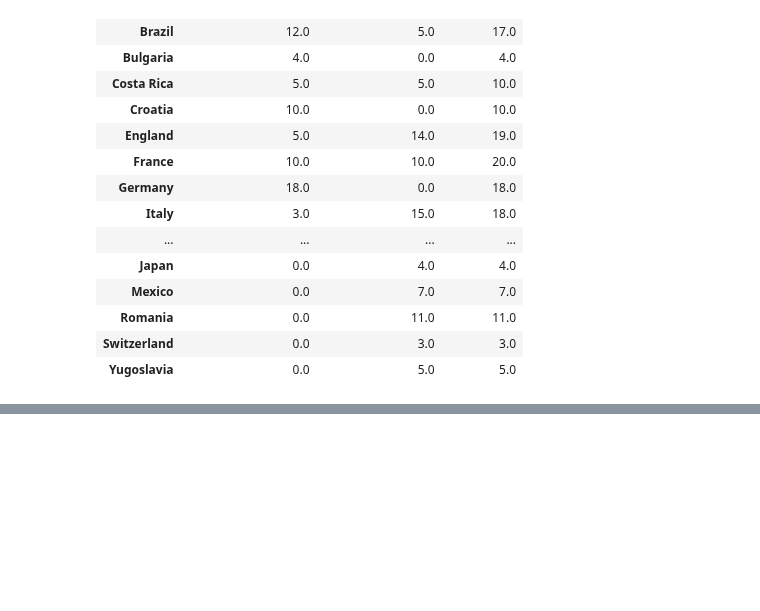
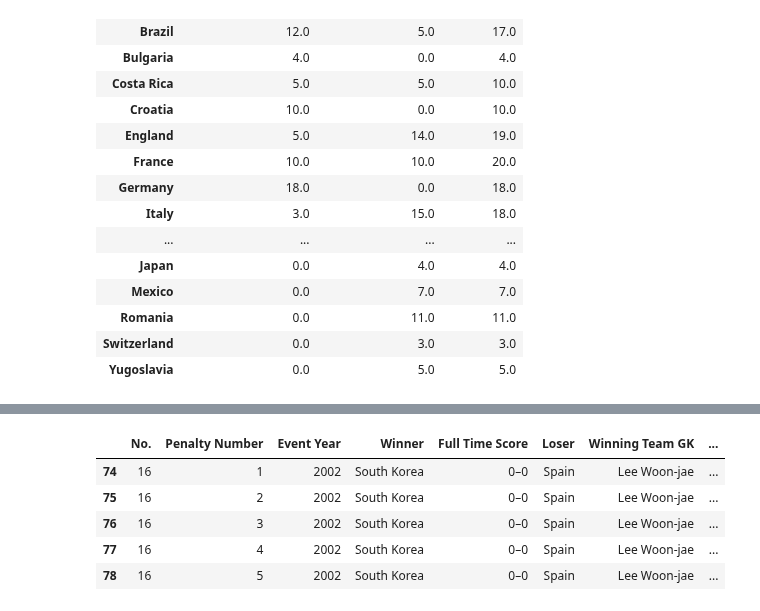
Before and after one commit to hyunjun33/Data_preprocessing, a Jupyter notebook: Preppin' Data 2021 Week 28 Challenge.ipynb, the cells around one changed output, grey strips where cells are left out. Saved outputs shown, nothing was run; the diff lists cells and outputs as text; code cells hidden in the pictures; blank space fills up the shorter version.

```diff
--- a/Preppin' Data 2021 Week 28 Challenge.ipynb
+++ b/Preppin' Data 2021 Week 28 Challenge.ipynb
@@ -348,0 +391,9 @@ total_shoot
+# %%
+world_cup[world_cup["Winner"] == "South Korea"]
+# %% [output]
+|  | No. | Penalty Number | Event Year | Winner | Full Time Score | Loser | Winning Team GK | ... |
+| 74 | 16 | 1 | 2002 | South Korea | 0–0 | Spain | Lee Woon-jae | ... |
+| 75 | 16 | 2 | 2002 | South Korea | 0–0 | Spain | Lee Woon-jae | ... |
+| 76 | 16 | 3 | 2002 | South Korea | 0–0 | Spain | Lee Woon-jae | ... |
+| 77 | 16 | 4 | 2002 | South Korea | 0–0 | Spain | Lee Woon-jae | ... |
+| 78 | 16 | 5 | 2002 | South Korea | 0–0 | Spain | Lee Woon-jae | ... |
```
Also changed, not shown: parts of 3 cells of this notebook.
